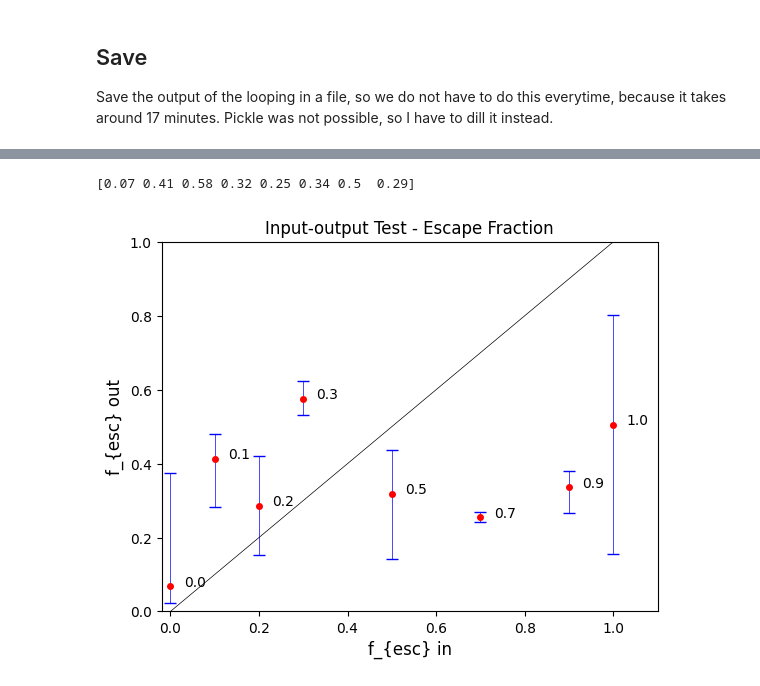
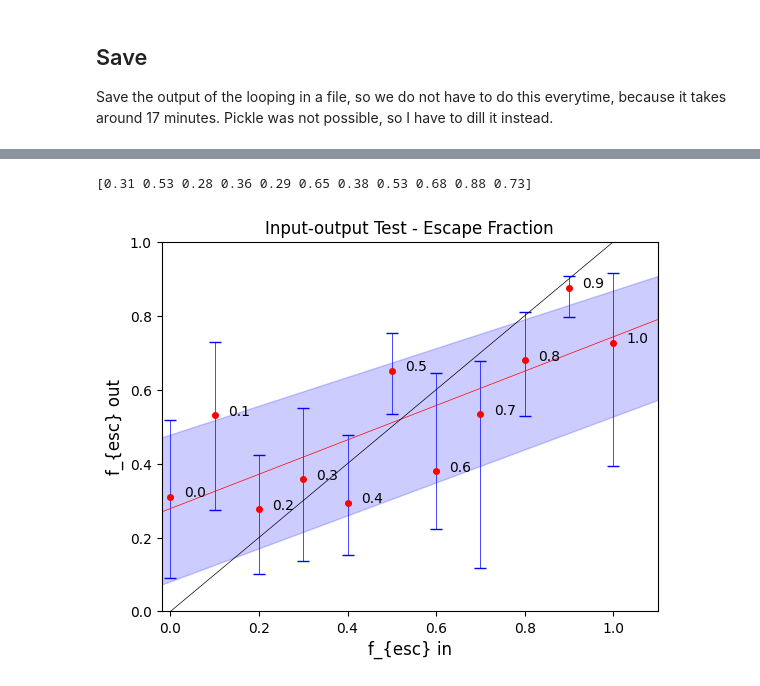
Before and after one commit to Espe13/low-redshift-survey, a Jupyter notebook: ResEscFrac.ipynb, the cells around one changed output, grey strips where cells are left out. Cells and saved outputs as stored; diff of their text form; code cells hidden in the pictures.

```diff
--- a/ResEscFrac.ipynb
+++ b/ResEscFrac.ipynb
@@ -22,7 +48,7 @@ path_mock   =   os.path.join(path_data, 'mock/')
 
 #------------------------------------------------------Mock Photometry----------------------------------------------------------------------
 
-with open(path_mock + 'distorted_data'+iot_number+'.pickle', 'rb') as f:
+with open(path_data + 'distorted_data'+iot_number+'.pickle', 'rb') as f:
     dis_data = pickle.load(f)
 
 #--------------------------------------------------------Mock Thetas------------------------------------------------------------------------
@@ -226,0 +315,21 @@ Done with eout_8, theta name 8
+# %%
+frac_esc_in     =   []
+frac_esc_out    =   []
+lolims          =   []
+uplims          =   []
+eout_id         =   []
+
+theta_name      =   ['0.0', '0.1', '0.2', '0.3', '0.4', '0.5', '0.6', '0.7', '0.8', '0.9', '1.0']
+eout_id         =   ['eout_0.0', 'eout_0.1', 'eout_0.2', 'eout_0.3', 'eout_0.4', 'eout_0.5', 'eout_0.6', 'eout_0.7', 'eout_0.8', 'eout_0.9', 'eout_1.0']
+
+for i,e in zip(theta_name, eout_id):
+    frac_esc_in.append(thetas['thetas_'+i][15])
+    frac_esc_out.append(iot[e]['thetas']['frac_obrun']['q50'])
+    lolims.append(iot[e]['thetas']['frac_obrun']['q50']   -   iot[e]['thetas']['frac_obrun']['q16'])
+    uplims.append(iot[e]['thetas']['frac_obrun']['q84']   -   iot[e]['thetas']['frac_obrun']['q50'])
+# %%
+
+iot['frac_esc_out'] =   np.round(frac_esc_out, 2)
+iot['frac_esc_in']  =   np.round(frac_esc_in, 2)
+iot['theta_name']   =   theta_name
+iot['eout_id']      =   eout_id
@@ -260,20 +362,37 @@ array([0.07, 0.41, 0.58, 0.32, 0.25, 0.34, 0.5 , 0.29])
 # %%
-x       =   np.linspace(0,1, 1000)
-name    =   ['0.0', '0.1', '0.3', '0.5', '0.7', '0.9', '1.0', '0.2']
+x       =   np.linspace(-0.1,1.1, 1000)
+name    =   iot['frac_esc_in']
+low     =   [frac_esc_out[i] - lolims[i] for i in range(len(frac_esc_out))]
+upp     =   [frac_esc_out[i] + uplims[i] for i in range(len(frac_esc_out))]
 
 plt.errorbar(frac_esc_in, frac_esc_out, yerr=(lolims, uplims),ecolor='blue', linestyle = '', color='r', marker = "o", capsize=4, lw=0.5, ms=4, label='')
 
 for i in range(len(frac_esc_in)):
     plt.text(frac_esc_in[i]+0.03, frac_esc_out[i], name[i])
+
+coefficients = np.polyfit(frac_esc_in, frac_esc_out, 1)
+slope, intercept = coefficients
+
+slope_low, intercept_low = np.polyfit(frac_esc_in, low, 1)
+slope_upp, intercept_upp = np.polyfit(frac_esc_in, upp, 1)
+
+fit_line = slope * x + intercept
+fit_low  = slope_low * x + intercept_low
+fit_upp  = slope_upp * x + intercept_upp
+
+plt.plot(x, fit_line, '-', color='red', lw = 0.5, label='Linear Fit')
+plt.fill_between(x, fit_upp, fit_low,  interpolate=True, color='b', alpha=0.2)
+
 
 plt.plot(x,x, color='k', lw=0.5)
 plt.xlim(-0.02,1.1)
 plt.ylim(0, 1.)
 plt.xlabel("f_{esc} in", size=12)
 plt.ylabel('f_{esc} out', size=12)
 plt.title('Input-output Test - Escape Fraction', size=12)
 plt.savefig(path_plots+'iot'+iot_number+'.png')
+
 print(np.round(frac_esc_out,2))
 # %% [output]
-[0.07 0.41 0.58 0.32 0.25 0.34 0.5  0.29]
+[0.31 0.53 0.28 0.36 0.29 0.65 0.38 0.53 0.68 0.88 0.73]
-[figure, old version]
+[figure, new version]
```
Also changed, not shown: parts of 11 cells of this notebook, 16 other files.
